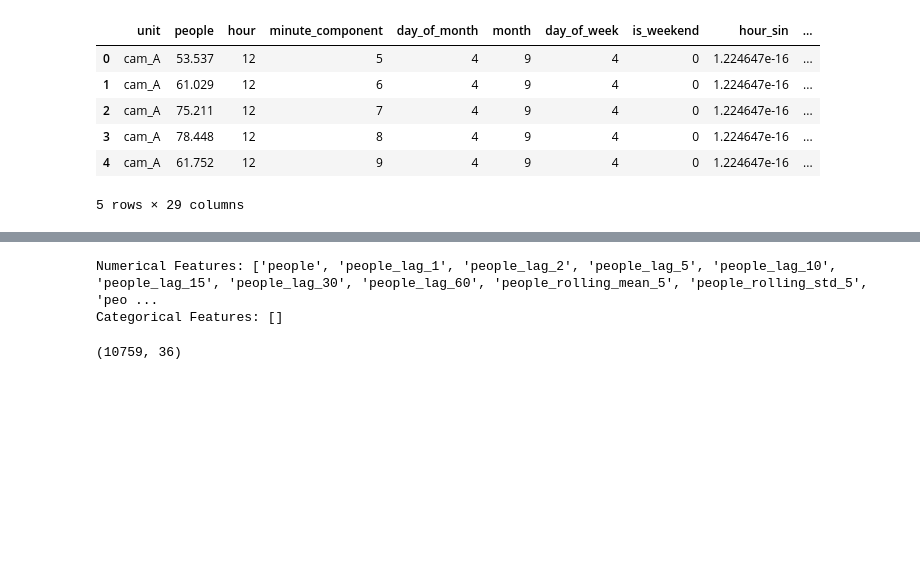
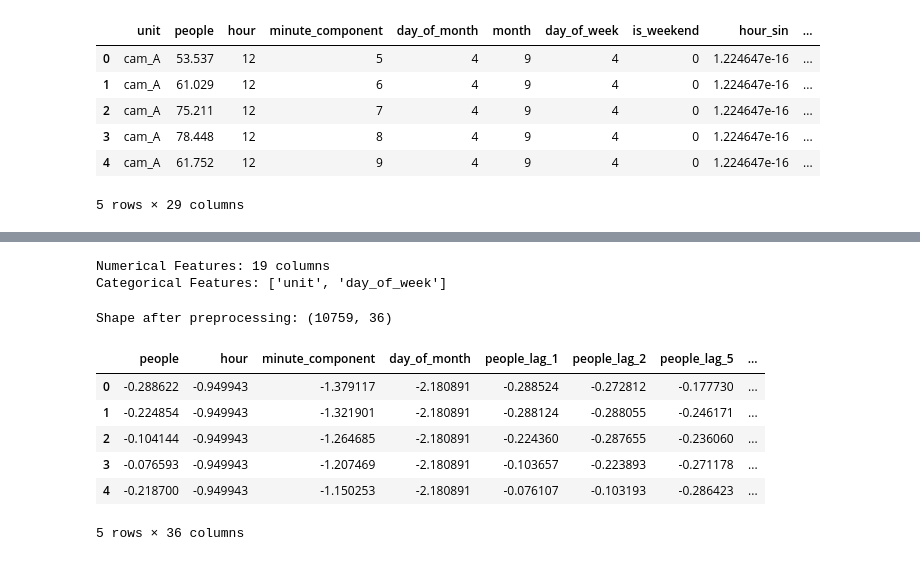
Before and after one commit to rubaizzeldein-cell/Madinah-Ethical-AI-Competition-, a Jupyter notebook: work.ipynb, the cells around one changed output, grey strips where cells are left out. Saved outputs shown, nothing was run; the diff lists cells and outputs as text; code cells hidden in the pictures; blank space fills up the shorter version.

Commit message:
Implement sklearn OneHotEncoder and StandardScaler

```diff
--- a/work.ipynb
+++ b/work.ipynb
@@ -205,36 +175,56 @@ dtype: object
 X_train = df.drop(columns=['target'])
 y_train = df['target']
 # %%
-# Identify the numerical and categorical features
-numerical_features = X_train.select_dtypes(
-   include=['int64', 'float64']
-).columns.tolist()
-
-numerical_features = [
-   col for col in numerical_features
-    if X_train[col].nunique() > 2 and not col.endswith(('_sin', '_cos'))
-
-]
-
-categorical_features = X_train.select_dtypes(
-   include=['str', 'object']
-).columns.tolist()
-
-print("Numerical Features:", numerical_features)
-print("Categorical Features:", categorical_features)
+# Manually define categorical features
+categorical_features = ['unit', 'day_of_week']
-# %% [output]
-Numerical Features: ['people', 'people_lag_1', 'people_lag_2', 'people_lag_5', 'people_lag_10', 'people_lag_15', 'people_lag_30', 'people_lag_60', 'people_rolling_mean_5', 'people_rolling_std_5', 'peo ...
-Categorical Features: []
 # %%
-# Identify the scaler
-scaler = StandardScaler()
+# Automatically identify numerical features
+# (Excluding categorical, binary, and cyclical features)
+numerical_features = [
+    col for col in X_train.columns
+    if col not in categorical_features
+    and X_train[col].nunique() > 2
+    and not col.endswith(('_sin', '_cos'))
+]
 
-X_train_scaled = X_train.copy()
-X_train_scaled = scaler.fit_transform(X_train)
+print("Numerical Features:", len(numerical_features), "columns")
+print("Categorical Features:", categorical_features)
+# %% [output]
+Numerical Features: 19 columns
+Categorical Features: ['unit', 'day_of_week']
 # %%
-print(X_train_scaled.shape)
+# Build the ColumnTransformer
+preprocessor = ColumnTransformer(
+    transformers=[
+        ('num', StandardScaler(), numerical_features),
+        ('cat', OneHotEncoder(sparse_output=False, handle_unknown='ignore'), categorical_features)
+    ],
+    # Crucial: remainder='passthrough' keeps the remaining columns (like sin, cos, and weekend) untouched
+    remainder='passthrough'
+)
-# %% [output]
-(10759, 36)
+# %%
+# Apply the transformations to the training data
+X_train_processed = preprocessor.fit_transform(X_train)
+# %%
+# (Optional) Extract new column names to convert the resulting array back to a DataFrame for readability
+# get_feature_names_out extracts the newly created One-Hot Encoded columns
+new_cat_cols = preprocessor.named_transformers_['cat'].get_feature_names_out(categorical_features)
+passthrough_cols = [col for col in X_train.columns if col not in numerical_features and col not in categorical_features]
+all_columns = numerical_features + list(new_cat_cols) + passthrough_cols
+
+X_train_final_df = pd.DataFrame(X_train_processed, columns=all_columns)
+
+print("\nShape after preprocessing:", X_train_final_df.shape)
+X_train_final_df.head()
+# %% [output]
+Shape after preprocessing: (10759, 36)
+|  | people | hour | minute_component | day_of_month | people_lag_1 | people_lag_2 | people_lag_5 | ... |
+| 0 | -0.288622 | -0.949943 | -1.379117 | -2.180891 | -0.288524 | -0.272812 | -0.177730 | ... |
+| 1 | -0.224854 | -0.949943 | -1.321901 | -2.180891 | -0.288124 | -0.288055 | -0.246171 | ... |
+| 2 | -0.104144 | -0.949943 | -1.264685 | -2.180891 | -0.224360 | -0.287655 | -0.236060 | ... |
+| 3 | -0.076593 | -0.949943 | -1.207469 | -2.180891 | -0.103657 | -0.223893 | -0.271178 | ... |
+| 4 | -0.218700 | -0.949943 | -1.150253 | -2.180891 | -0.076107 | -0.103193 | -0.286423 | ... |
+5 rows × 36 columns
 # %%
 models = {
     "Linear Regression": LinearRegression(),
```
Also changed, not shown: parts of 3 cells of this notebook, 1 other file.
